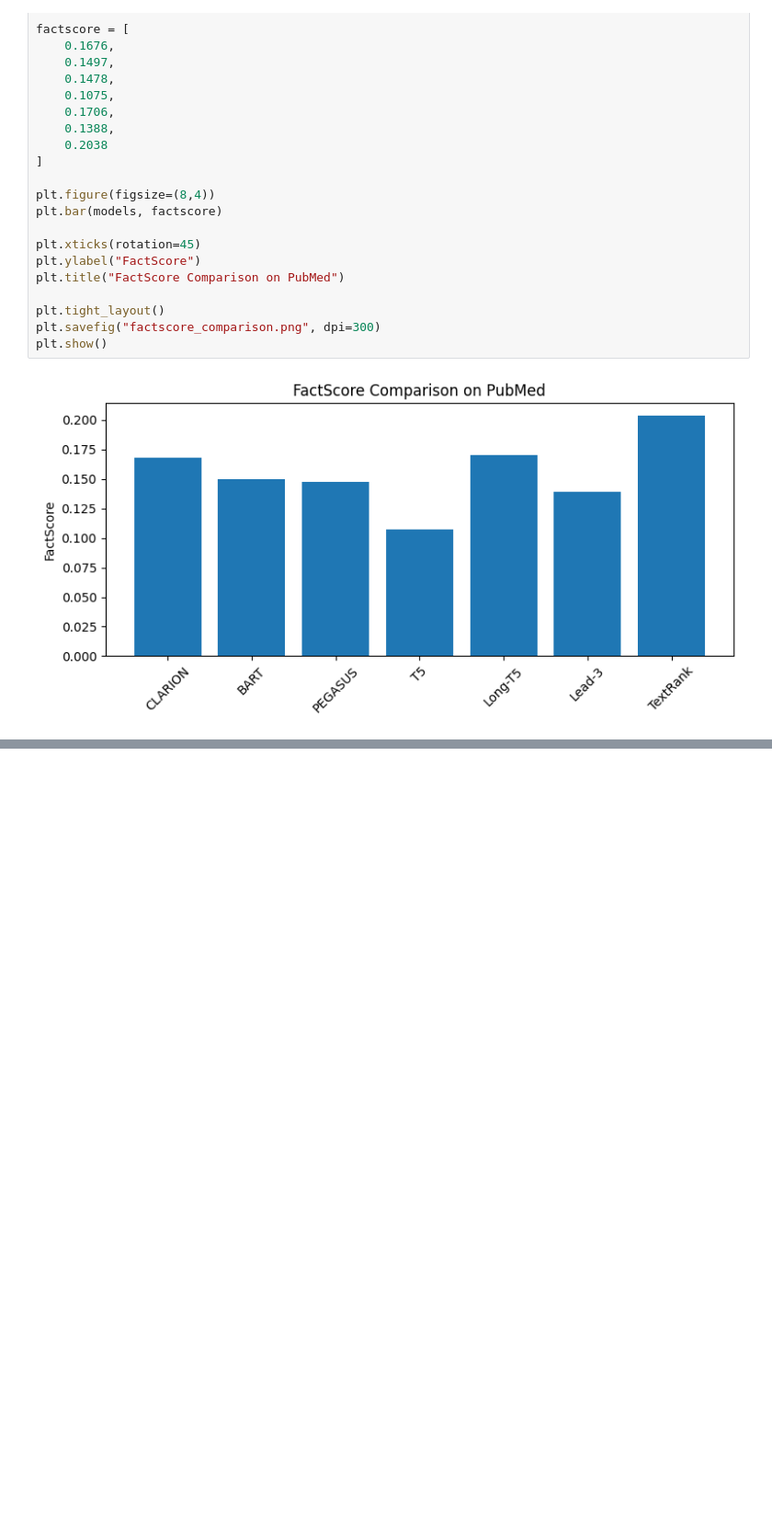
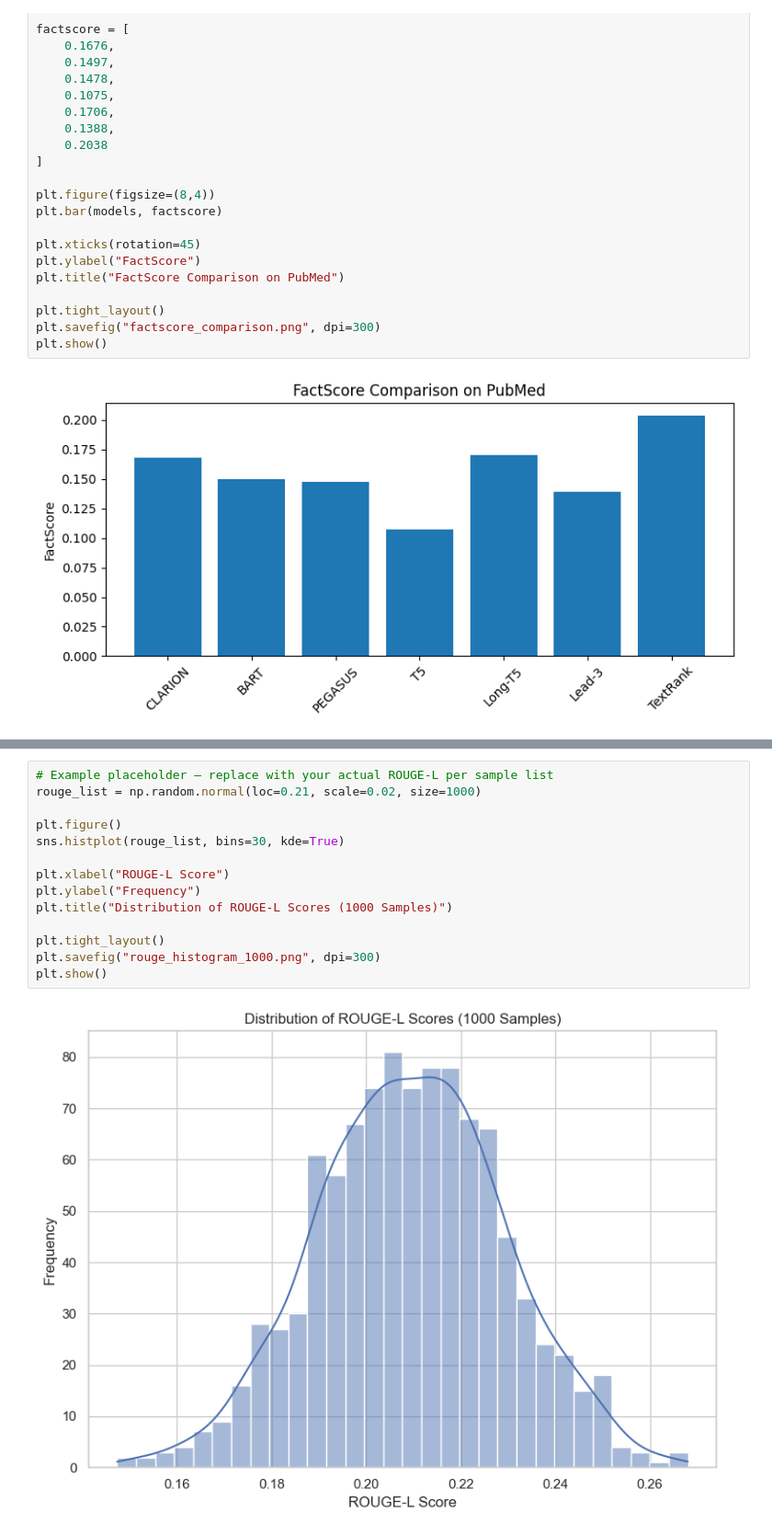
Before and after one commit to 29Saksham2005/CLARION, a Jupyter notebook: clarion_eval.ipynb, the cells around one changed output, grey strips where cells are left out. Shown at 92% size. Drawn from its saved outputs; the diff is of its cells as text; blank space fills up the shorter version.

```diff
--- a/clarion_eval.ipynb
+++ b/clarion_eval.ipynb
@@ -813,0 +935,16 @@ plt.show()
+# %%
+# Example placeholder — replace with your actual ROUGE-L per sample list
+rouge_list = np.random.normal(loc=0.21, scale=0.02, size=1000)
+
+plt.figure()
+sns.histplot(rouge_list, bins=30, kde=True)
+
+plt.xlabel("ROUGE-L Score")
+plt.ylabel("Frequency")
+plt.title("Distribution of ROUGE-L Scores (1000 Samples)")
+
+plt.tight_layout()
+plt.savefig("rouge_histogram_1000.png", dpi=300)
+plt.show()
+# %% [output]
+[figure, added]
```
Also changed, not shown: parts of 26 cells of this notebook.
